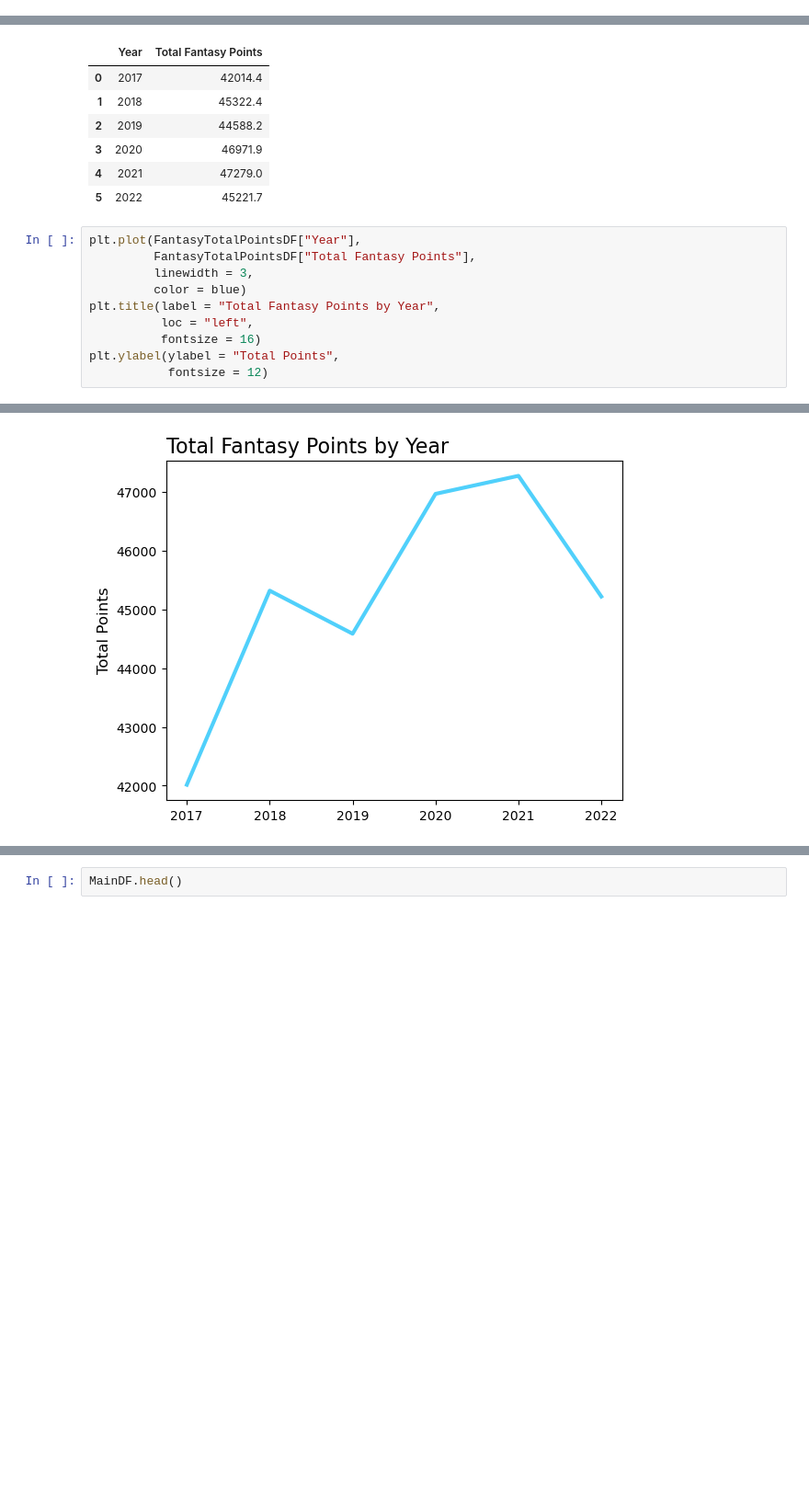
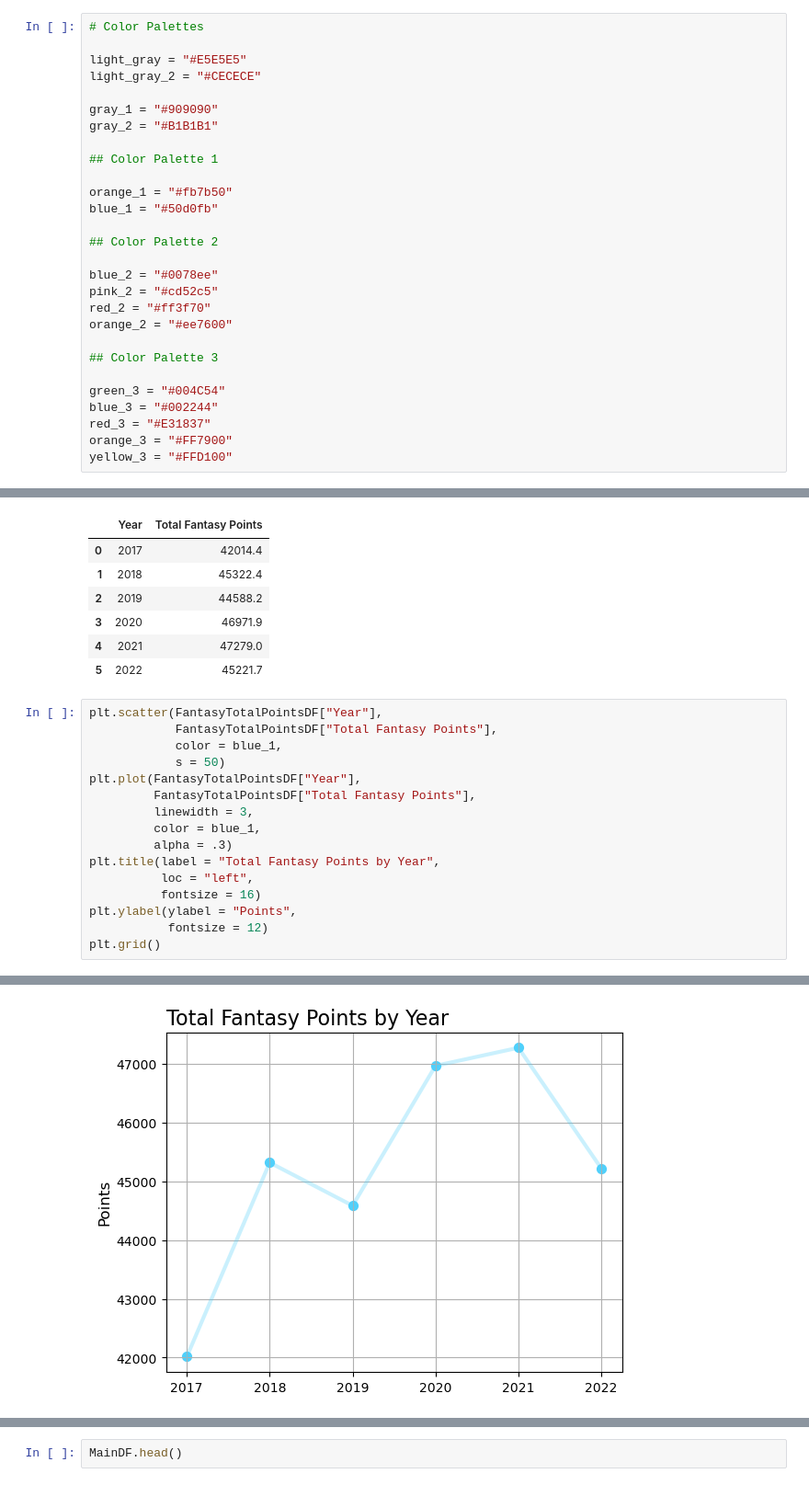
Before and after one commit to ShawnS33/fire_fantasy_project, a Jupyter notebook: fantasy_football_angel.ipynb, the cells around one changed output, grey strips where cells are left out. Shown at 92% size. Cells and saved outputs as stored; diff of their text form; blank space fills up the shorter version.

Commit message:
Updated plots for analysis

```diff
--- a/fantasy_football_angel.ipynb
+++ b/fantasy_football_angel.ipynb
@@ -15 +22,29 @@ from pathlib import Path
+# %%
+# Color Palettes
+
+light_gray = "#E5E5E5"
+light_gray_2 = "#CECECE"
+
+gray_1 = "#909090"
+gray_2 = "#B1B1B1"
+
+## Color Palette 1
+
+orange_1 = "#fb7b50"
+blue_1 = "#50d0fb"
+
+## Color Palette 2
+
+blue_2 = "#0078ee"
+pink_2 = "#cd52c5"
+red_2 = "#ff3f70"
+orange_2 = "#ee7600"
+
+## Color Palette 3
+
+green_3 = "#004C54"
+blue_3 = "#002244"
+red_3 = "#E31837"
+orange_3 = "#FF7900"
+yellow_3 = "#FFD100"
 # %%
@@ -55,13 +176,19 @@ FantasyTotalPointsDF
 | 4 | 2021 | 47279.0 |
 | 5 | 2022 | 45221.7 |
 # %%
+plt.scatter(FantasyTotalPointsDF["Year"],
+            FantasyTotalPointsDF["Total Fantasy Points"],
+            color = blue_1,
+            s = 50)
 plt.plot(FantasyTotalPointsDF["Year"],
          FantasyTotalPointsDF["Total Fantasy Points"],
          linewidth = 3,
-         color = blue)
+         color = blue_1,
+         alpha = .3)
 plt.title(label = "Total Fantasy Points by Year",
           loc = "left",
           fontsize = 16)
-plt.ylabel(ylabel = "Total Points",
+plt.ylabel(ylabel = "Points",
            fontsize = 12)
+plt.grid()
 # %% [output]
@@ -69 +195 @@ Text(0, 0.5, 'Total Points')
-[figure, old version]
+[figure, new version]
```
Also changed, not shown: parts of 62 cells of this notebook.
